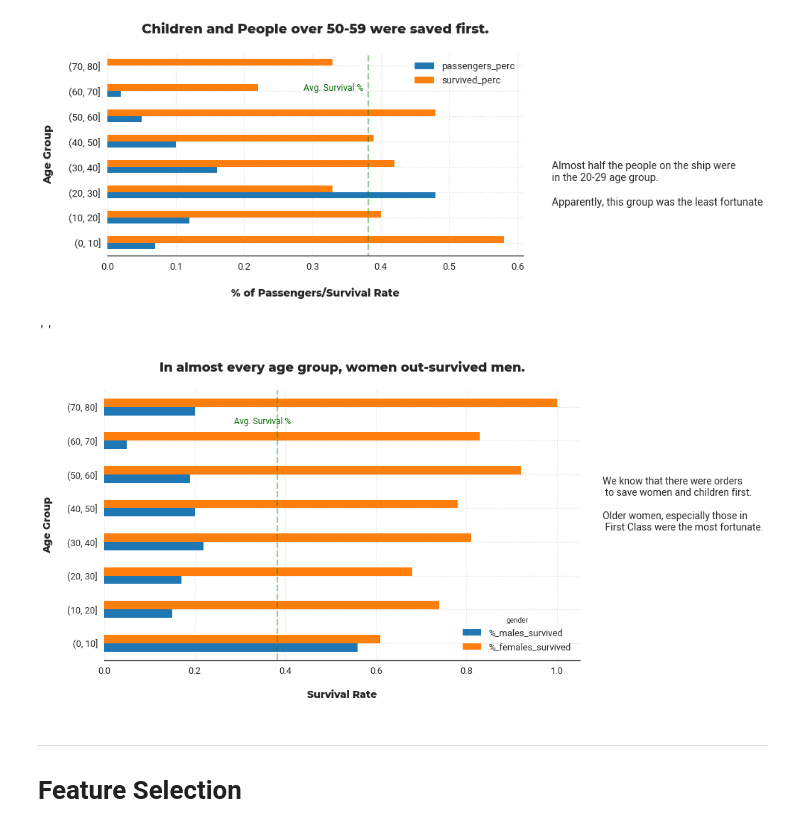
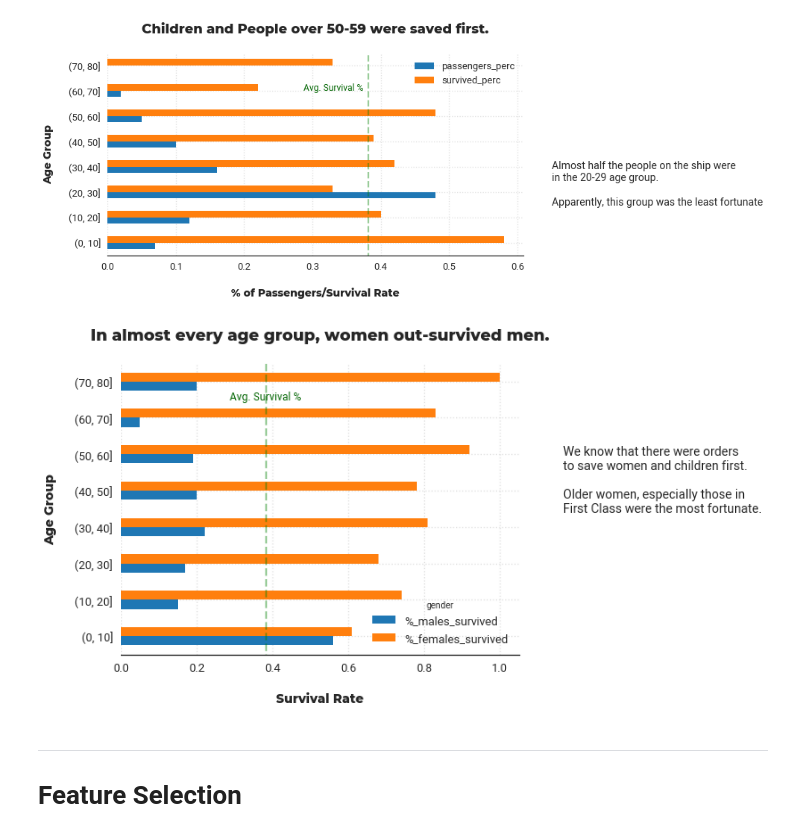
Before and after one commit to dushyantkhosla/ds-docker-walkthru-titanic, a Jupyter notebook: notebooks/03-Explore.ipynb, the cells around one changed output. Cells and saved outputs as stored; diff of their text form; code cells hidden in the pictures.

```diff
--- a/notebooks/03-Explore.ipynb
+++ b/notebooks/03-Explore.ipynb
@@ -167,7 +148,7 @@ plt.savefig("reports/figures/01-survival-by-age-group.png", bbox_inches='tight',
 ''
 [figure]
 # %%
-fig, ax = plt.subplots(figsize=(12, 7))
+fig, ax = plt.subplots(figsize=(8, 6))
 
 (pd.pivot_table(
     data=pd.DataFrame({
@@ -177,39 +158,41 @@ fig, ax = plt.subplots(figsize=(12, 7))
     }),
     index='age_group',
     columns='gender',
     values='survived',
     aggfunc='mean'
 ).round(2).rename(columns={
     0: '%_males_survived',
     1: '%_females_survived'
 })
 ).plot.barh(ax=ax)
 
 
 ax.set_title("In almost every age group, women out-survived men.\n", fontdict=font_title);
 ax.set_xlabel("\nSurvival Rate", fontdict=font_axes)
 ax.set_ylabel("Age Group\n", fontdict=font_axes)
 
 ax.vlines(y.mean(), -1, 9, color='green', linestyle='dashed', alpha=0.4)
 ax.annotate(s="Avg. Survival %", xy=(y.mean() - 0.095 , 6.5), color='darkgreen', fontsize=12)
 
 ax.grid(True, linestyle=":", alpha=0.6)
 
 ax.spines['top'].set_visible(False)
 ax.spines['left'].set_visible(False)
 ax.spines['right'].set_visible(False)
 
 ax.text(1.1, 3,
-        """We know that there were orders\n to save women and children first.
-        \nOlder women, especially those in\n First Class were the most fortunate.
+        """
+        We know that there were orders
+        to save women and children first.
+
+        Older women, especially those in
+        First Class were the most fortunate.
         """,
         fontdict=font_text)
 
-plt.savefig("reports/figures/01-survival-by-age-group-and-gender.png", bbox_inches='tight', pad_inches=0.5)
-;
+plt.savefig("reports/figures/01-survival-by-age-group-and-gender.png", bbox_inches='tight', pad_inches=0.5);
 # %% [output]
-''
-[figure, old version]
+[figure, new version]
 # %% [markdown]
 ---
 
```
Also changed, not shown: parts of 6 cells of this notebook, 8 other files.
